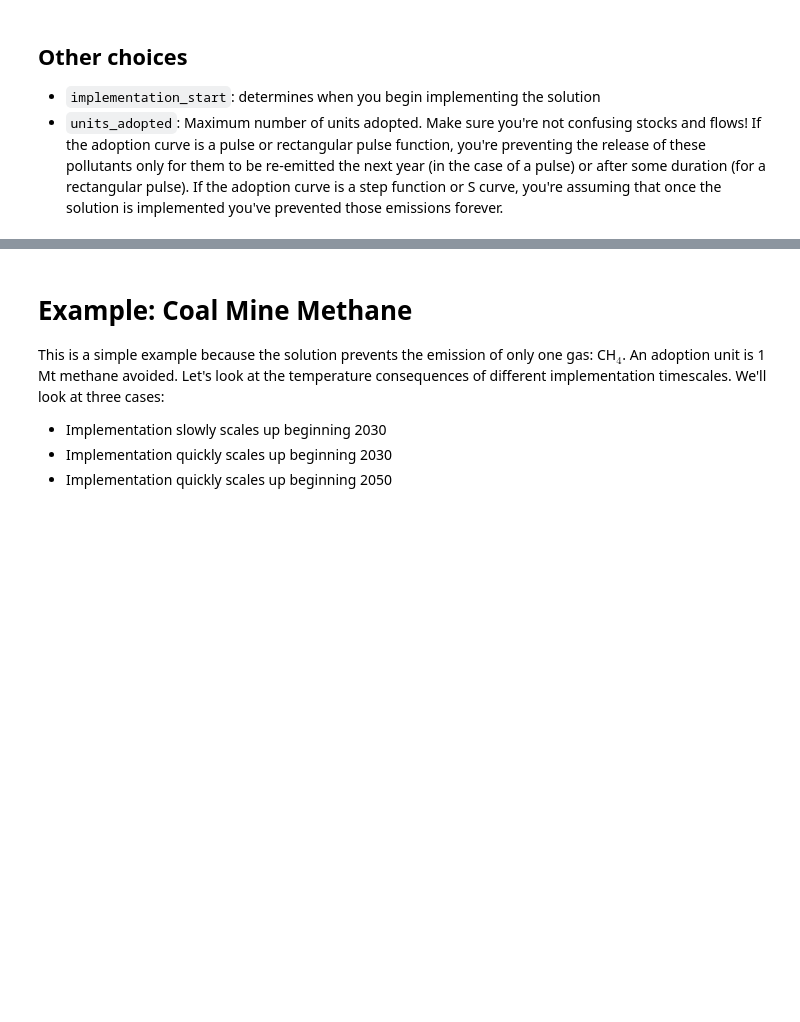
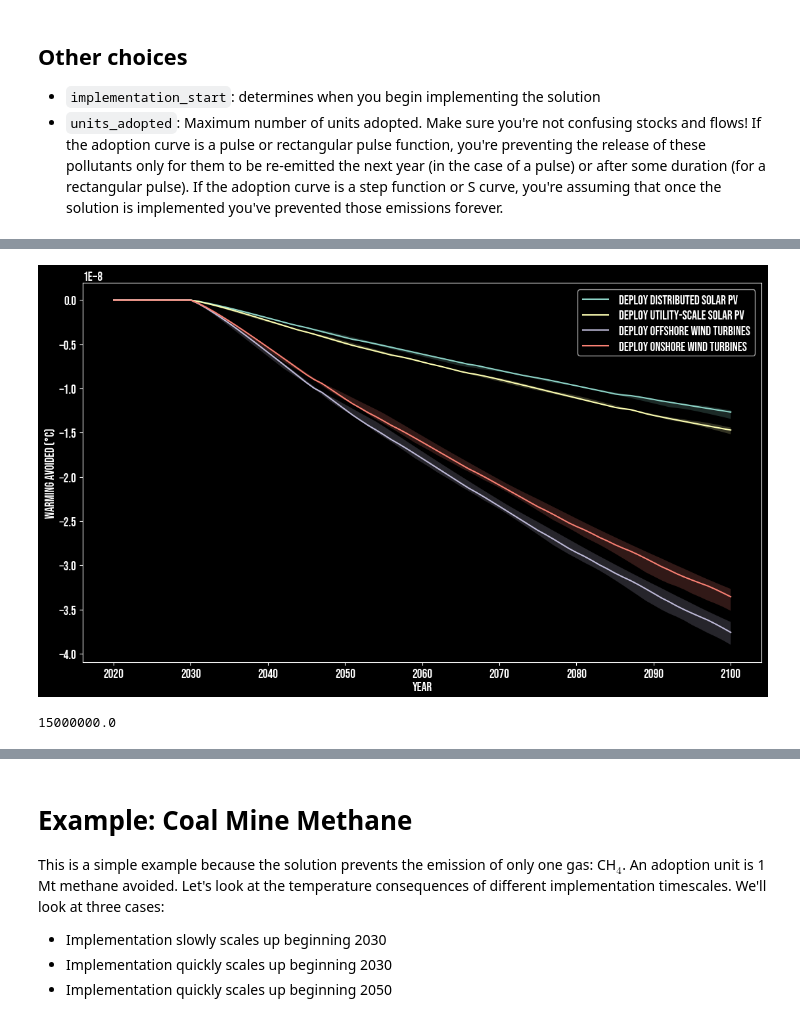
Before and after one commit to netzeroasap/DrawdownImpacts, a Jupyter notebook: notebooks/Examples.ipynb, the cells around one changed output, grey strips where cells are left out. Saved outputs shown, nothing was run; the diff lists cells and outputs as text; code cells hidden in the pictures; blank space fills up the shorter version.

```diff
--- a/notebooks/Examples.ipynb
+++ b/notebooks/Examples.ipynb
@@ -51,0 +69,12 @@ Make sure you're not confusing stocks and flows!  If the adoption curve is a pul
+# %%
+d_elec={}
+elec_solutions=['Deploy Distributed Solar PV',
+           'Deploy Utility-Scale Solar PV',
+           'Deploy Offshore Wind Turbines',
+           'Deploy Onshore Wind Turbines']
+for solution in elec_solutions:
+
+    d_elec=d_elec | explorer.get_input(solution,
+              adoption_curve=explorer.step_function, # step function because we're assuming it's immediately installed
+              units_adopted = 1,
+              implementation_start=2030)
@@ -51,0 +83,5 @@ Make sure you're not confusing stocks and flows!  If the adoption curve is a pul
+# %%
+plt.figure(figsize=default_figsize)
+explorer.plot_T_diff(electricity)
+# %% [output]
+[figure, added]
@@ -51,0 +103,4 @@ Make sure you're not confusing stocks and flows!  If the adoption curve is a pul
+# %%
+explorer.achievable_adoption(example_solution,"high")
+# %% [output]
+15000000.0
```
Also changed, not shown: parts of 54 cells of this notebook, 1 other file.
